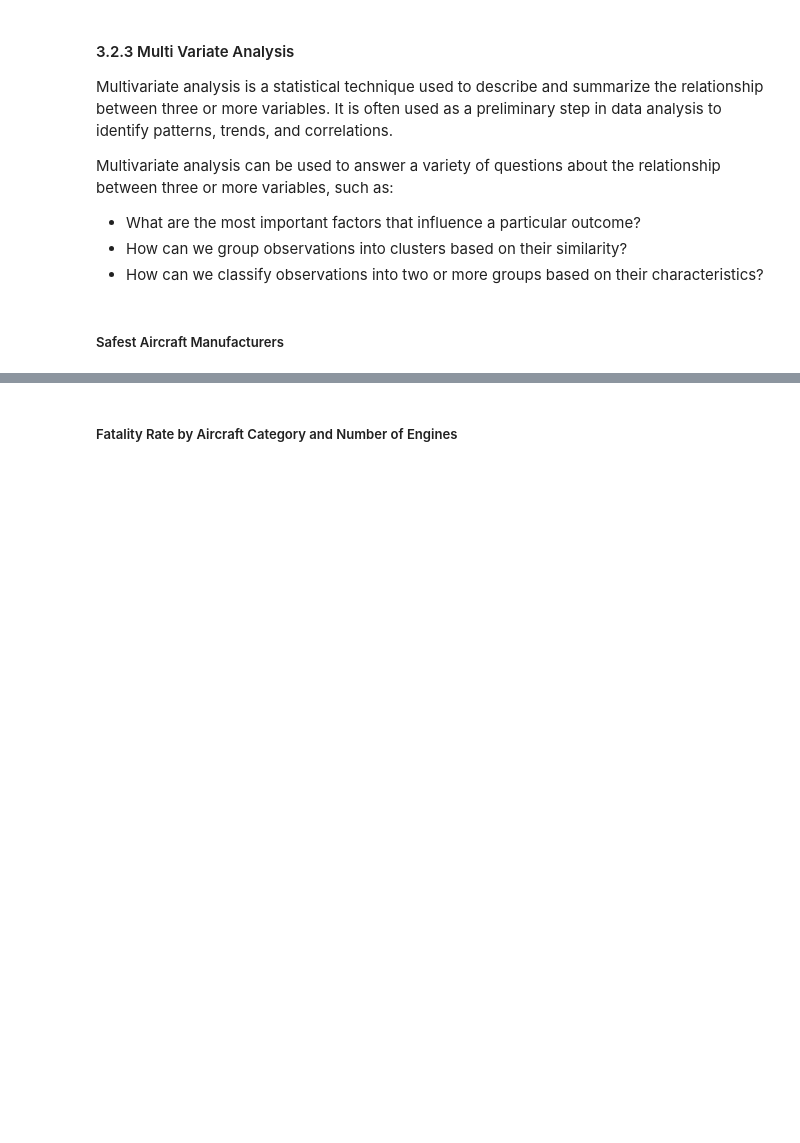
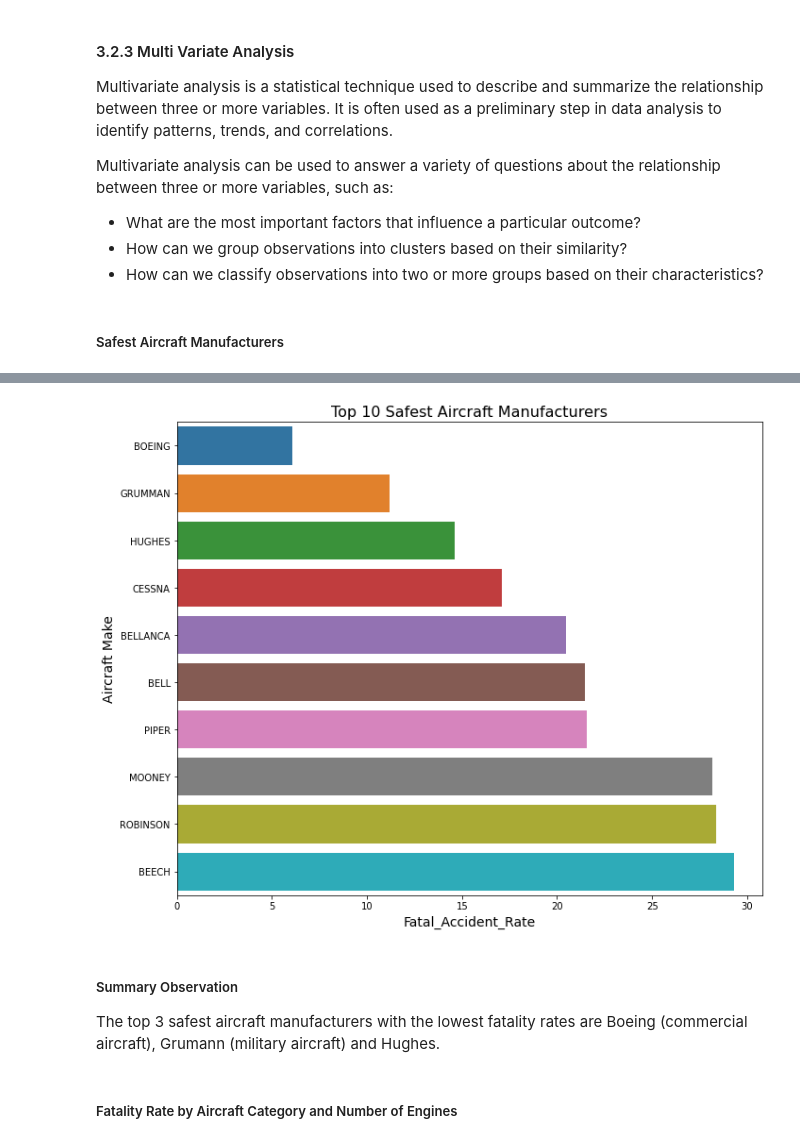
Before and after one commit to HuldahCR/Aircraft-Risk-Assessment-Phase-One-Project, a Jupyter notebook: Draft_Risk_Assessment.ipynb, the cells around one changed output, grey strips where cells are left out. Saved outputs shown, nothing was run; the diff lists cells and outputs as text; code cells hidden in the pictures; blank space fills up the shorter version.

```diff
--- a/Draft_Risk_Assessment.ipynb
+++ b/Draft_Risk_Assessment.ipynb
@@ -3183,3 +3199,21 @@ Top 10 Safest Aircraft Manufacturers by Fatal Accident Rate
+# %%
+# Plotting bargraph
+plt.figure(figsize=(10, 8))
+sns.barplot(
+    data=safest_makes,
+    x='Fatal_Accident_Rate',
+    y='Make'
+)
+plt.title('Top 10 Safest Aircraft Manufacturers', fontsize = 16)
+plt.xlabel('Fatal_Accident_Rate', fontsize = 14)
+plt.ylabel('Aircraft Make', fontsize=14)
+plt.tight_layout()
+plt.show()
+# %% [output]
+[figure, added]
+# %% [markdown]
+##### Summary Observation
+The top 3 safest aircraft manufacturers with the lowest fatality rates are Boeing (commercial aircraft), Grumann (military aircraft) and Hughes.
 # %% [markdown]
 ##### Fatality Rate by Aircraft Category and Number of Engines
 # %%
```
Also changed, not shown: parts of 31 cells of this notebook.
